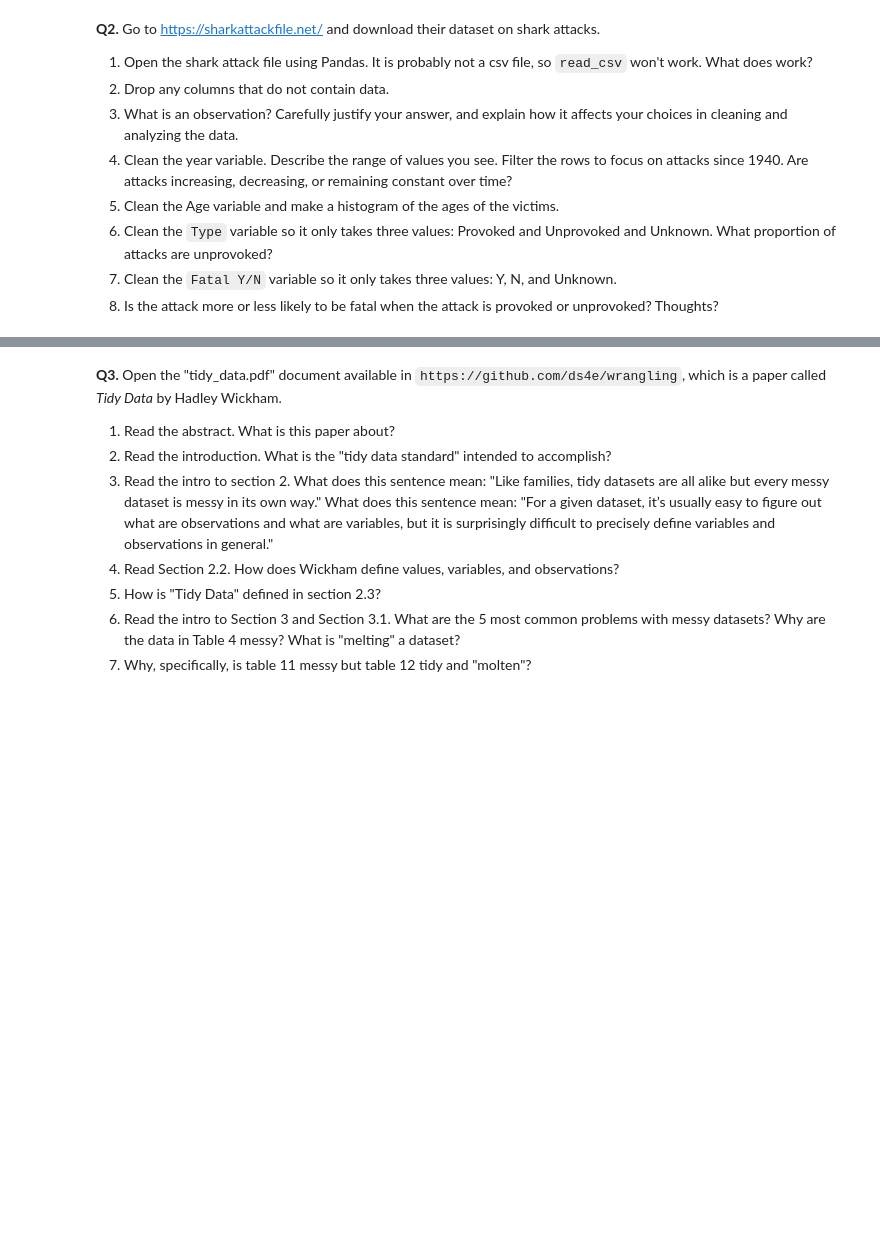
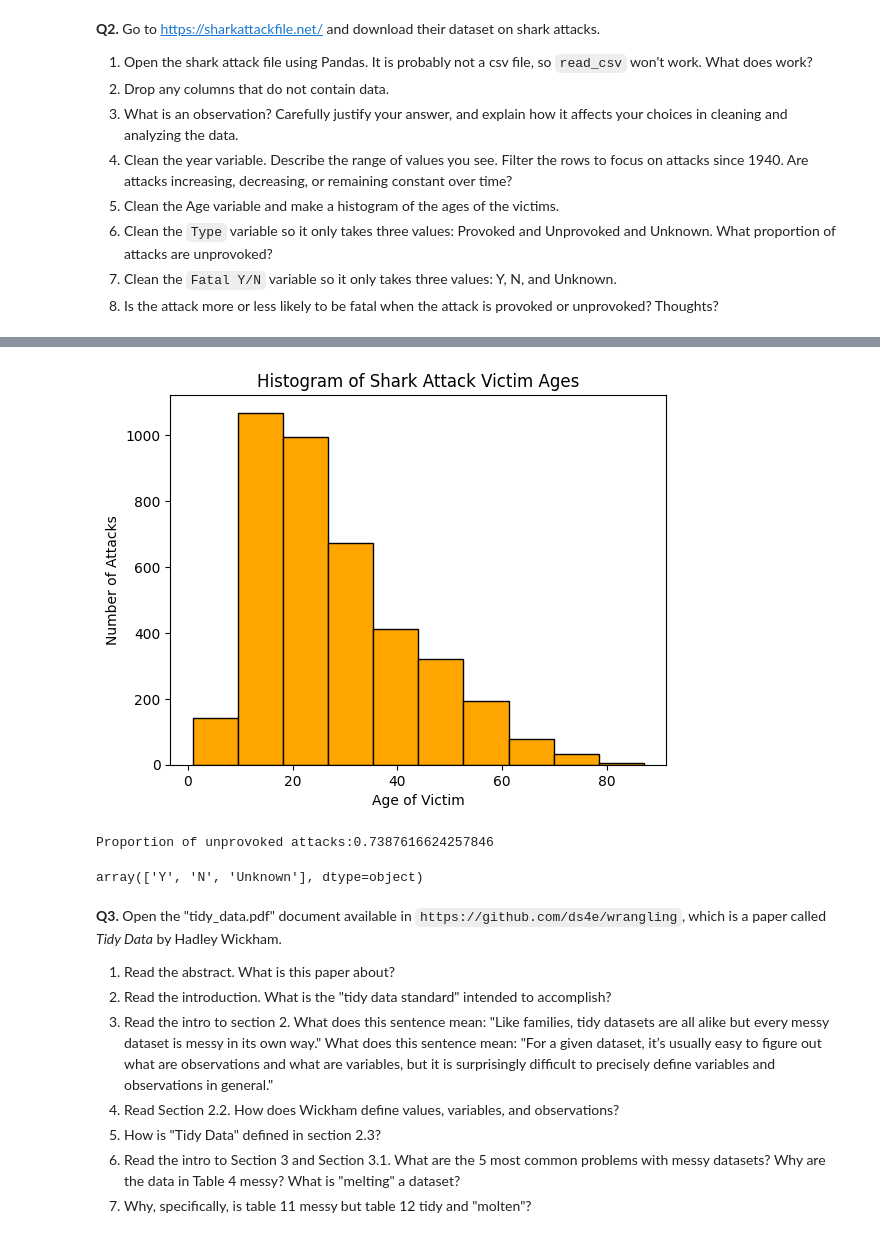
Before and after one commit to arya-rajesh-99/undergrad_ml_assignments, a Jupyter notebook: 01_assignment_wrangling_and_eda.ipynb, the cells around one changed output, grey strips where cells are left out. Cells and saved outputs as stored; diff of their text form; code cells hidden in the pictures; blank space fills up the shorter version.

```diff
--- a/01_assignment_wrangling_and_eda.ipynb
+++ b/01_assignment_wrangling_and_eda.ipynb
@@ -43,3 +176,42 @@ NameError: name 'pd' is not defined
+# %%
+### 5. cleaning age var
+shark_attacks_df['Age'].unique()
+shark_attacks_df['Age_clean'] = pd.to_numeric(shark_attacks_df['Age'], errors='coerce')
+
+x = shark_attacks_df['Age_clean']
+plt.hist(x, bins=10, color='orange', edgecolor='black')
+plt.xlabel('Age of Victim')
+plt.ylabel('Number of Attacks')
+plt.title('Histogram of Shark Attack Victim Ages')
+plt.show()
+
+### 6. cleaning type var
+shark_attacks_df['Type'].unique()
+shark_attacks_df.loc[shark_attacks_df['Type'].str.contains('Provoked', case=False, na=False), 'Type_clean'] = 'Provoked'
+shark_attacks_df.loc[shark_attacks_df['Type'].str.contains('Unprovoked', case=False, na=False), 'Type_clean'] = 'Unprovoked'
+shark_attacks_df['Type_clean'] = shark_attacks_df['Type_clean'].fillna('Unknown')
+shark_attacks_df['Type_clean'].unique()
+proportion_unprovoked = (shark_attacks_df['Type_clean'] == 'Unprovoked').mean()
+print("Proportion of unprovoked attacks:" + str(proportion_unprovoked))
+
+# Proportion of unprovoked attacks:0.7387616624257846
+
+### 7. cleaning fatal y/n var
+shark_attacks_df['Fatal_clean'] = shark_attacks_df['Fatal Y/N']
+shark_attacks_df.loc[shark_attacks_df['Fatal_clean'].str.contains('Y', case=False, na=False), 'Fatal_clean'] = 'Y'
+shark_attacks_df.loc[shark_attacks_df['Fatal_clean'].str.contains('N', case=False, na=False), 'Fatal_clean'] = 'N'
+# following line suggested by ChatGPT(Couldn't figure out how to clean other outputs other than na)
+shark_attacks_df.loc[shark_attacks_df['Fatal_clean'].isin(['Y', 'N']) == False, 'Fatal_clean'] = 'Unknown'
+shark_attacks_df['Fatal_clean'].unique()
+
+### 8. Unprovoked are more likely to be fatal as shown in the proportion of unprovoked attacks
+# output for percentage. I think this is very interesting, and is likely because
+# the person who is going into unprovoked area are likely not prepared to go into
+# the water and unaware of that risk.
+# %% [output]
+[figure, added]
+Proportion of unprovoked attacks:0.7387616624257846
+array(['Y', 'N', 'Unknown'], dtype=object)
 # %% [markdown]
 **Q3.** Open the "tidy_data.pdf" document available in `https://github.com/ds4e/wrangling`, which is a paper called *Tidy Data* by Hadley Wickham.
 
```
Also changed, not shown: parts of 8 cells of this notebook.
